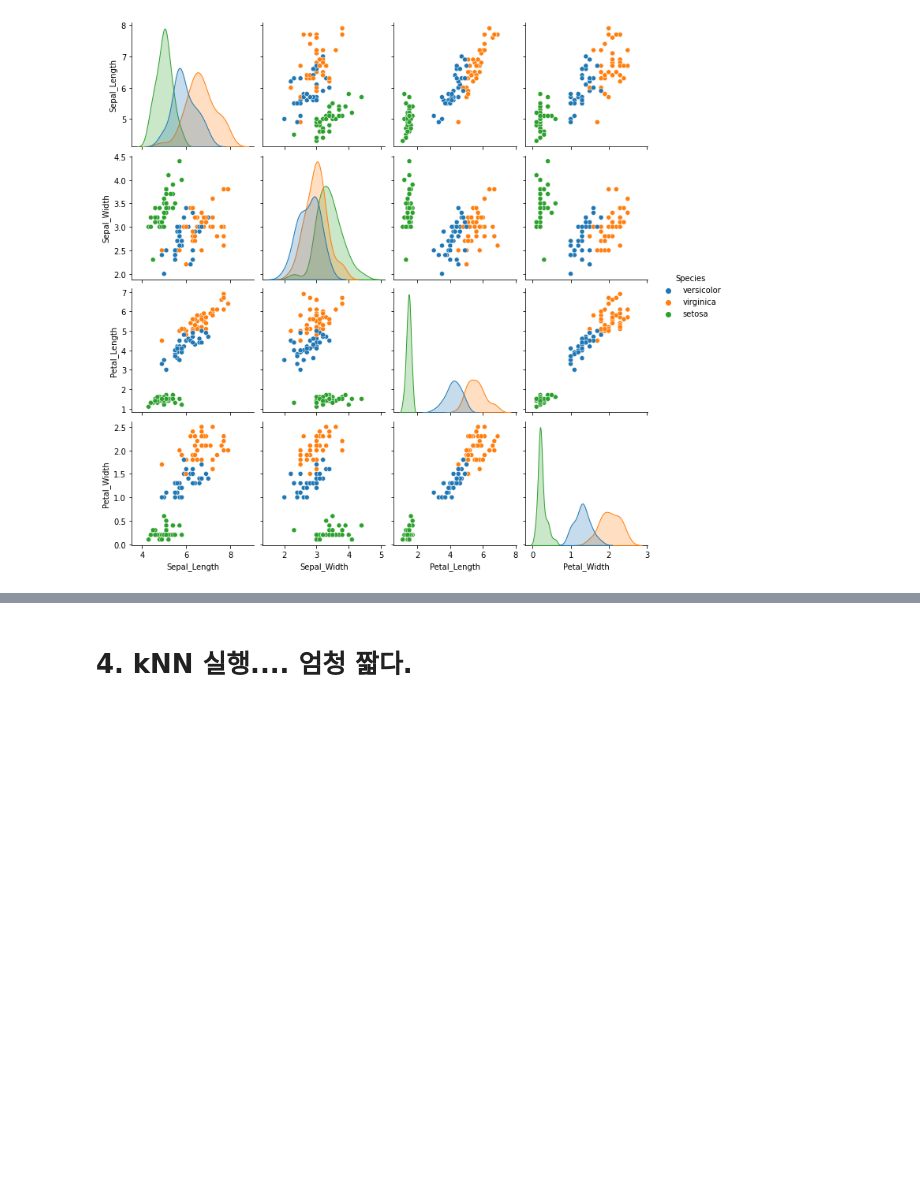
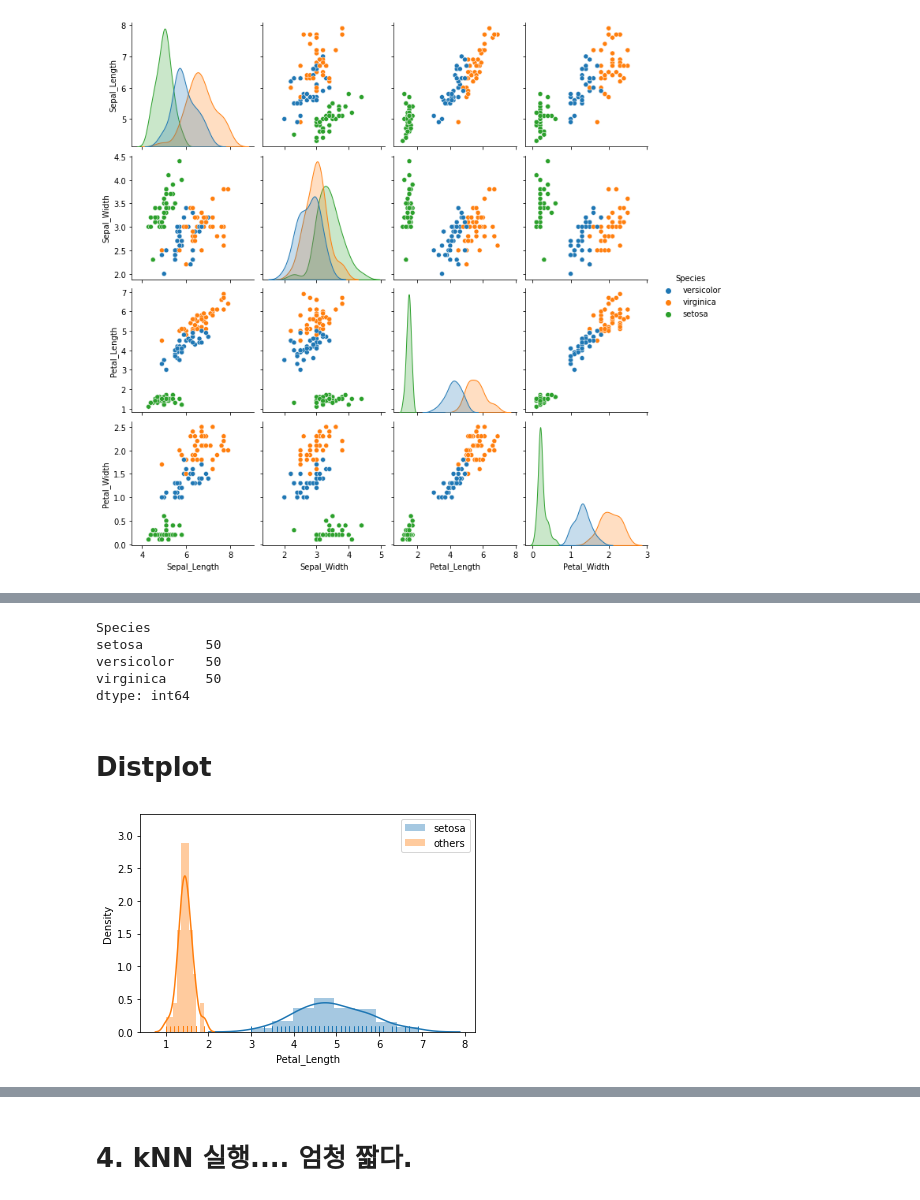
Before and after one commit to gundaminpde/2023-spring, a Jupyter notebook: 02_1_kNN.ipynb, the cells around one changed output, grey strips where cells are left out. Drawn from its saved outputs; the diff is of its cells as text; code cells hidden in the pictures; blank space fills up the shorter version.

```diff
--- a/02_1_kNN.ipynb
+++ b/02_1_kNN.ipynb
@@ -174,0 +194,17 @@ plt.show()
+# %%
+df.groupby('Species').size()
+# %% [output]
+Species
+setosa        50
+versicolor    50
+virginica     50
+dtype: int64
+# %% [markdown]
+# **Distplot**
+# %%
+sns.distplot(df[df.Species != "setosa"]["Petal_Length"], hist=True, rug=True, label="setosa")
+sns.distplot(df[df.Species == "setosa"]["Petal_Length"], hist=True, rug=True, label="others")
+plt.legend()
+plt.show()
+# %% [output]
+[figure, added]
```
Also changed, not shown: parts of 9 cells of this notebook.
